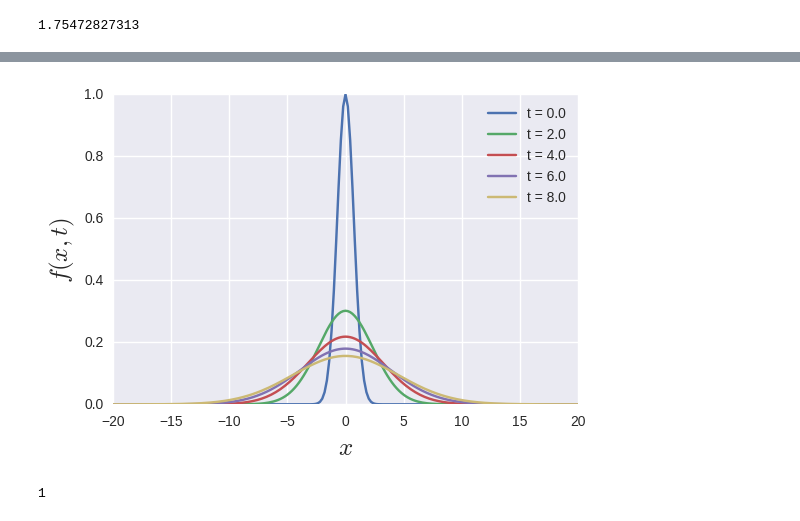
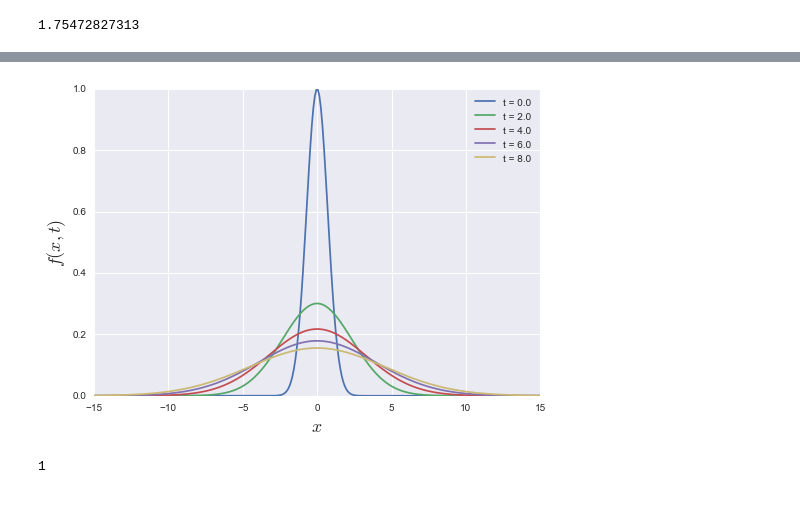
Before and after one commit to jabberwocky0139/QiitaArticles, a Jupyter notebook: numeric.ipynb, the cells around one changed output, grey strips where cells are left out. Saved outputs shown, nothing was run; the diff lists cells and outputs as text; code cells hidden in the pictures.

```diff
--- a/numeric.ipynb
+++ b/numeric.ipynb
@@ -86,15 +86,18 @@ from scipy.integrate import odeint
 
 def equation(f, t, N, L):
     dx = L / N
-    gamma = dx**-2
-    i = np.arange(1, N, 1)
 
-    """ f0 """
-    arr = np.array(gamma*(f[1]-2*f[0]))
-    """ f1 ~ fN-1 """
-    arr = np.append(arr, gamma*(f[i+1]-2*f[i]+f[i-1]))
-    """ fN """
-    arr = np.append(arr, gamma*(-2*f[N]+f[N-1]))
+    #gamma = dx**-2
+    #i = np.arange(1, N, 1)
+
+    #""" f0 """
+    #arr = np.array(gamma*(f[1]-2*f[0]))
+    #""" f1 ~ fN-1 """
+    #arr = np.append(arr, gamma*(f[i+1]-2*f[i]+f[i-1]))
+    #""" fN """
+    #arr = np.append(arr, gamma*(-2*f[N]+f[N-1]))
+
+    arr = np.gradient(np.gradient(f, dx), dx)
 
     return arr
 
@@ -102,34 +105,34 @@ def f(x):
     return np.exp(-x**2)
 # %%
 # initial parameter(optional)
-N, L = 200, 40.0
+N, L = 300, 30.0
 
 # coordinate
-x_div = N+1
+x_div = N
 q = np.linspace(-L/2, L/2, x_div)
 
 # initial value for each fk
 fk_0 = f(q)
 
 # time
 t_max, t_div = 10, 5
 t = np.linspace(0, t_max, t_div)
 
 args = (N, L)
 trajectories = odeint(equation, fk_0, t, args)
 
 for i in range(t_div):
     l = "t = " + str(t_max*float(i)/t_div)
     plt.plot(q, trajectories[i], label=l)
 
 plt.xlim(-L/2, L/2)
 plt.ylim(0, 1)
 plt.xlabel(r'$x$', fontsize=18)
 plt.ylabel(r"$f(x,t)$", fontsize=18)
 plt.legend()
 plt.show()
 # %% [output]
-[figure, old version]
+[figure, new version]
 # %%
 import sympy as sp
 a = sp.Rational(1, 2)
```
Also changed, not shown: parts of 8 cells of this notebook, 7 other files.
